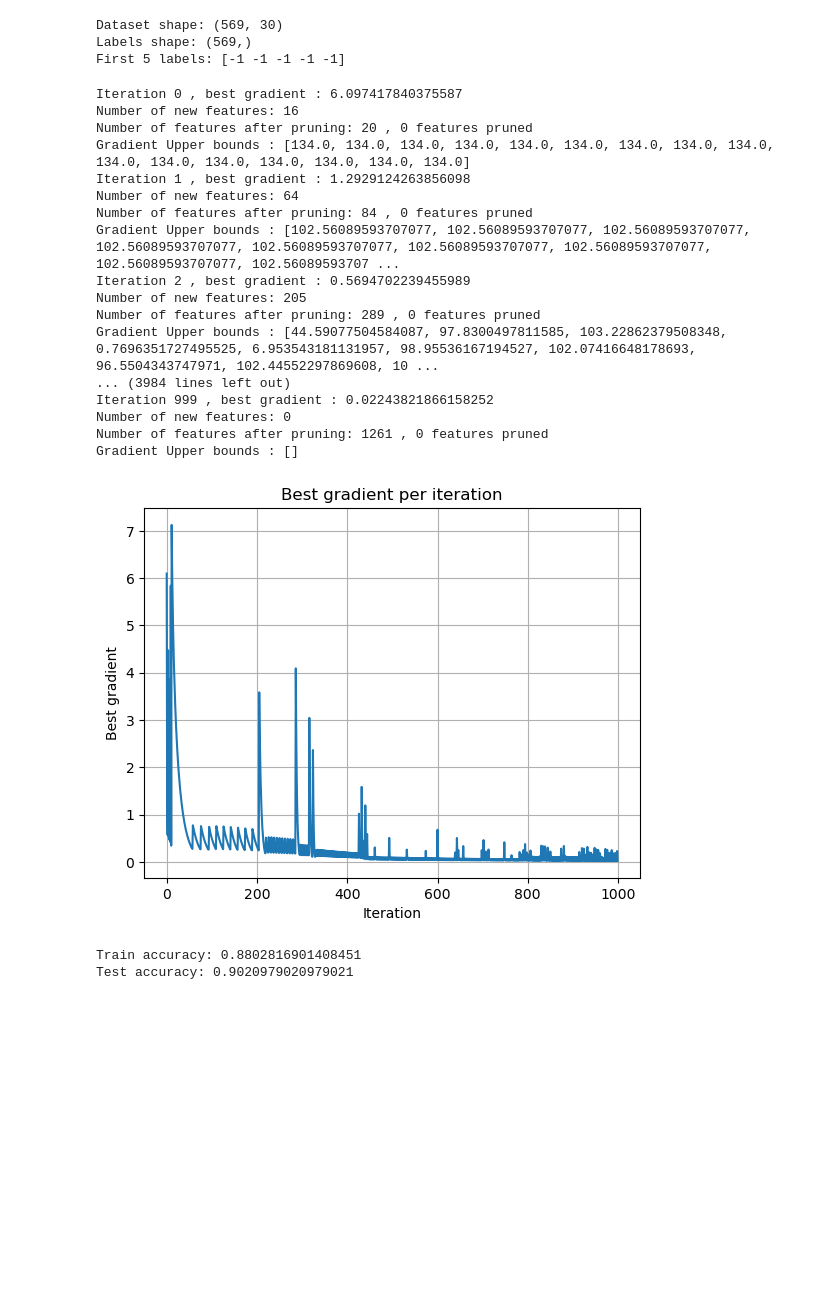
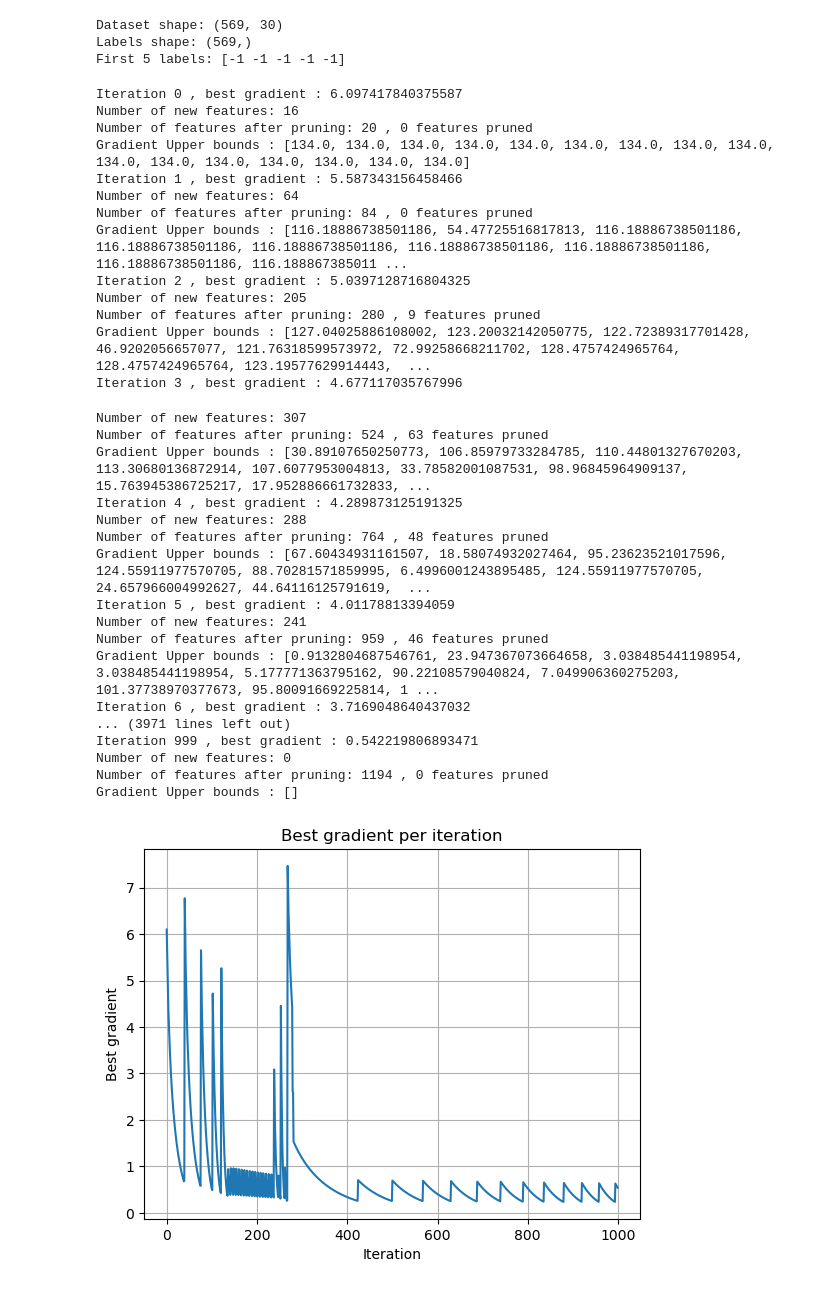
Before and after one commit to MelvinGode/Interpretable-TimeSeries-Classification, a Jupyter notebook: TSC.ipynb, the cells around one changed output. Saved outputs shown, nothing was run; the diff lists cells and outputs as text; code cells hidden in the pictures; blank space fills up the shorter version.

Commit message:
New datasets & interpretability plots

```diff
--- a/TSC.ipynb
+++ b/TSC.ipynb
@@ -31,6 +31,7 @@ for genre in genres:
     for i, music in enumerate(os.listdir(dataloc + genre)):
         try:
             music_time_series, sr = librosa.load(dataloc + genre + "/" + music)
+            music_time_series = librosa.effects.preemphasis(music_time_series)
         except Exception as e:
             print(f"Error loading {music}: {e}")
             continue
@@ -444,7 +463,7 @@ y = data.target
 y = 2 * y - 1
 
 # Split the dataset into training and testing sets
-X_train, X_test, y_train, y_test = train_test_split(X, y, test_size=0.25, random_state=42)
+X_train, X_test, y_cancer_train, y_cancer_test = train_test_split(X, y, test_size=0.25, random_state=42)
 
 print("Dataset shape:", X.shape)
 print("Labels shape:", y.shape)
@@ -458,28 +477,39 @@ Labels shape: (569,)
 First 5 labels: [-1 -1 -1 -1 -1]
 # %%
 seql = SEQL(convergence_threshold=.002, max_iterations=1000, C=0)
-seql.fit(cancer_sax, y_train, plot_grads=True, verbose =True)
+seql.fit(cancer_sax, y_cancer_train, plot_grads=True, verbose =True)
 
-print("Train accuracy:", seql.score(cancer_sax, y_train))
-print("Test accuracy:", seql.score(cancer_sax_test, y_test))
+print("Train accuracy:", seql.accuracy(cancer_sax, y_cancer_train))
+print("Test accuracy:", seql.accuracy(cancer_sax_test, y_cancer_test))
 # %% [output]
 Iteration 0 , best gradient : 6.097417840375587
 Number of new features: 16
 Number of features after pruning: 20 , 0 features pruned
 Gradient Upper bounds : [134.0, 134.0, 134.0, 134.0, 134.0, 134.0, 134.0, 134.0, 134.0, 134.0, 134.0, 134.0, 134.0, 134.0, 134.0, 134.0]
-Iteration 1 , best gradient : 1.2929124263856098
+Iteration 1 , best gradient : 5.587343156458466
 Number of new features: 64
 Number of features after pruning: 84 , 0 features pruned
-Gradient Upper bounds : [102.56089593707077, 102.56089593707077, 102.56089593707077, 102.56089593707077, 102.56089593707077, 102.56089593707077, 102.56089593707077, 102.56089593707077, 102.56089593707 ...
-Iteration 2 , best gradient : 0.5694702239455989
+Gradient Upper bounds : [116.18886738501186, 54.47725516817813, 116.18886738501186, 116.18886738501186, 116.18886738501186, 116.18886738501186, 116.18886738501186, 116.18886738501186, 116.188867385011 ...
+Iteration 2 , best gradient : 5.0397128716804325
 Number of new features: 205
-Number of features after pruning: 289 , 0 features pruned
-Gradient Upper bounds : [44.59077504584087, 97.8300497811585, 103.22862379508348, 0.7696351727495525, 6.953543181131957, 98.95536167194527, 102.07416648178693, 96.5504343747971, 102.44552297869608, 10 ...
-... (3984 lines left out)
-Iteration 999 , best gradient : 0.02243821866158252
-Number of new features: 0
-Number of features after pruning: 1261 , 0 features pruned
-Gradient Upper bounds : []
+Number of features after pruning: 280 , 9 features pruned
+Gradient Upper bounds : [127.04025886108002, 123.20032142050775, 122.72389317701428, 46.9202056657077, 121.76318599573972, 72.99258668211702, 128.4757424965764, 128.4757424965764, 123.19577629914443,  ...
+Iteration 3 , best gradient : 4.677117035767996
+Number of new features: 307
+Number of features after pruning: 524 , 63 features pruned
+Gradient Upper bounds : [30.89107650250773, 106.85979733284785, 110.44801327670203, 113.30680136872914, 107.6077953004813, 33.78582001087531, 98.96845964909137, 15.763945386725217, 17.952886661732833, ...
+Iteration 4 , best gradient : 4.289873125191325
+Number of new features: 288
+Number of features after pruning: 764 , 48 features pruned
+Gradient Upper bounds : [67.60434931161507, 18.58074932027464, 95.23623521017596, 124.55911977570705, 88.70281571859995, 6.4996001243895485, 124.55911977570705, 24.657966004992627, 44.64116125791619,  ...
+Iteration 5 , best gradient : 4.01178813394059
+Number of new features: 241
+Number of features after pruning: 959 , 46 features pruned
+Gradient Upper bounds : [0.9132804687546761, 23.947367073664658, 3.038485441198954, 3.038485441198954, 5.177771363795162, 90.22108579040824, 7.049906360275203, 101.37738970377673, 95.80091669225814, 1 ...
+Iteration 6 , best gradient : 3.7169048640437032
+... (3971 lines left out)
+Iteration 999 , best gradient : 0.542219806893471
+Number of new features: 0
+Number of features after pruning: 1194 , 0 features pruned
+Gradient Upper bounds : []
-[figure, old version]
+[figure, new version]
-Train accuracy: 0.8802816901408451
-Test accuracy: 0.9020979020979021
```
Also changed, not shown: parts of 28 cells of this notebook.
